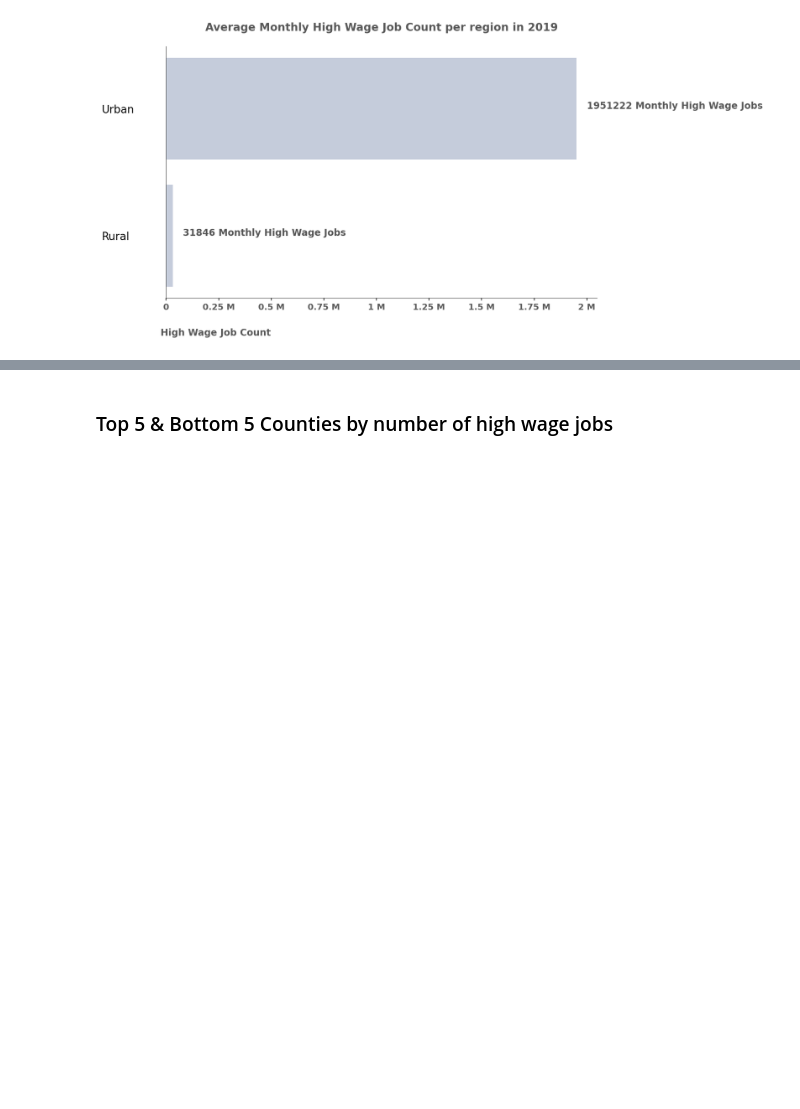
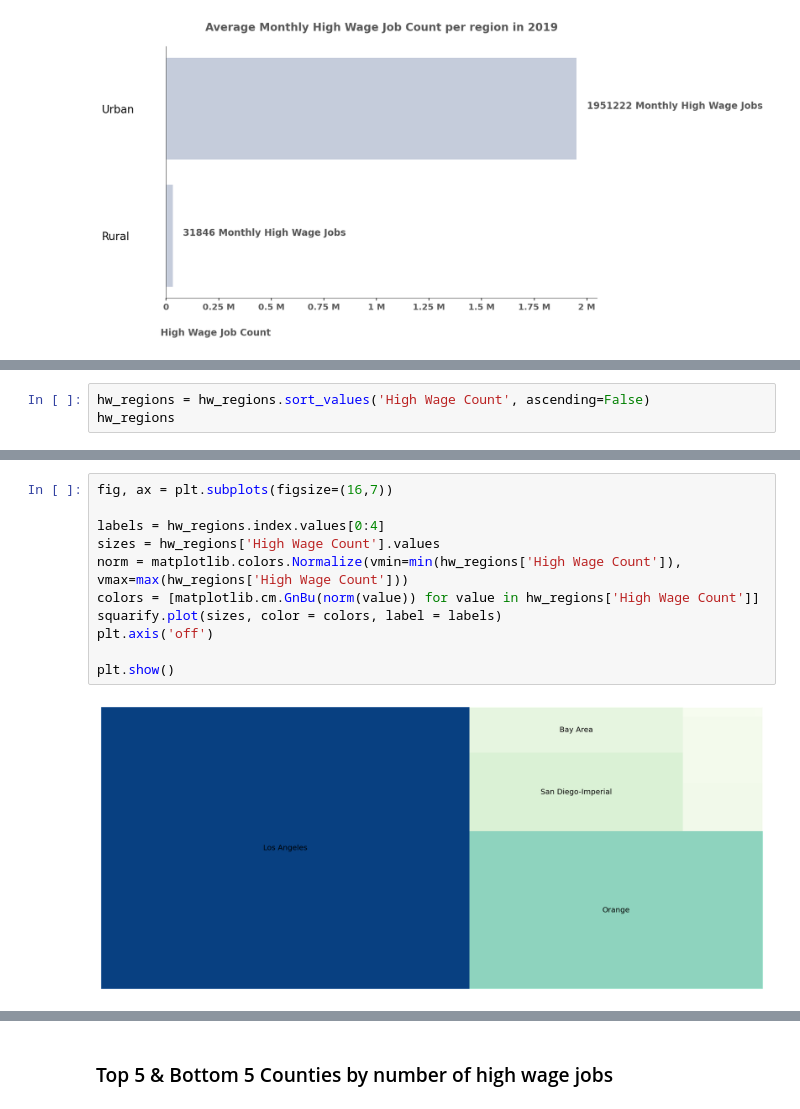
Before and after one commit to cafwd/job_quality_index, a Jupyter notebook: high-wage-visualizations.ipynb, the cells around one changed output, grey strips where cells are left out. Saved outputs shown, nothing was run; the diff lists cells and outputs as text; blank space fills up the shorter version.

```diff
--- a/high-wage-visualizations.ipynb
+++ b/high-wage-visualizations.ipynb
@@ -462,0 +502,3 @@ plt.show()
+# %%
+hw_regions = hw_regions.sort_values('High Wage Count', ascending=False)
+hw_regions
@@ -462,0 +518,13 @@ plt.show()
+# %%
+fig, ax = plt.subplots(figsize=(16,7))
+
+labels = hw_regions.index.values[0:4]
+sizes = hw_regions['High Wage Count'].values
+norm = matplotlib.colors.Normalize(vmin=min(hw_regions['High Wage Count']), vmax=max(hw_regions['High Wage Count']))
+colors = [matplotlib.cm.GnBu(norm(value)) for value in hw_regions['High Wage Count']]
+squarify.plot(sizes, color = colors, label = labels)
+plt.axis('off')
+
+plt.show()
+# %% [output]
+[figure, added]
```
Also changed, not shown: parts of 51 cells of this notebook, 1 other file.
